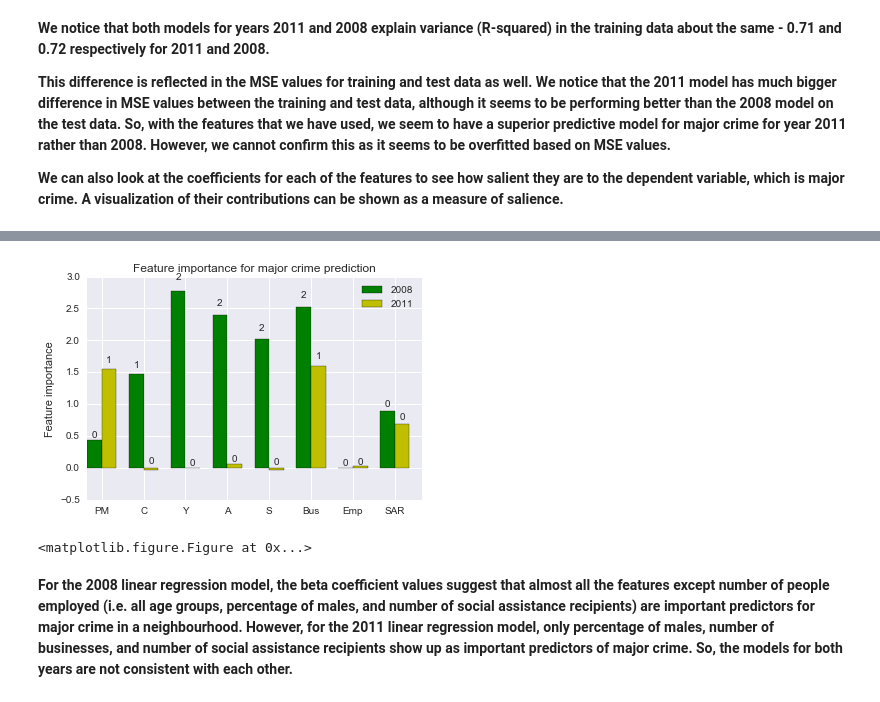
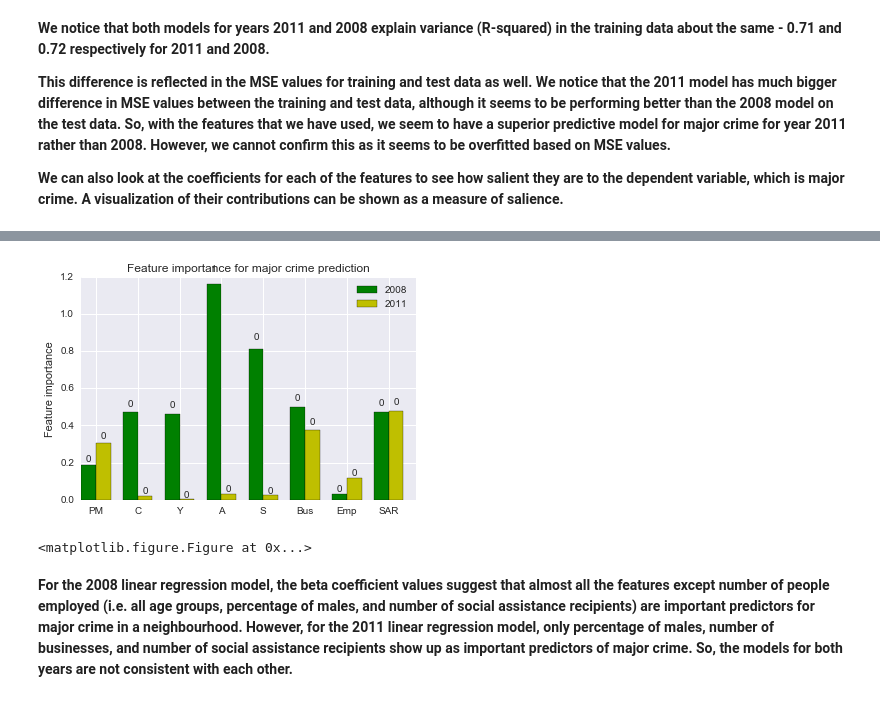
Before and after one commit to nvempala/Toronto-Crime, a Jupyter notebook: Neighbourhood_Crime.ipynb, the cells around one changed output, grey strips where cells are left out. Drawn from its saved outputs; the diff is of its cells as text; code cells hidden in the pictures.

```diff
--- a/Neighbourhood_Crime.ipynb
+++ b/Neighbourhood_Crime.ipynb
@@ -1134,41 +1210,45 @@ Beta coefficients for 2008 LR model:
 # %%
 N = 8
 LRSal2008 = lm2008.coef_
+LRSal2008std = [0.1878,0.4699,0.4614,1.16,0.8131,0.4971,0.0319,0.4709]
 
 ind = np.arange(N)  # the x locations for the groups
 width = 0.35       # the width of the bars
 
 
 fig, ax = plt.subplots()
 fig = plt.figure(figsize=(8,8))
-LRrects1 = ax.bar(ind, LRSal2008, width, color='g')
+#LRrects1 = ax.bar(ind, LRSal2008, width, color='g')
+LRrects1 = ax.bar(ind, LRSal2008std, width, color='g',yerr=None)
 
 LRSal2011 = lm2011.coef_
-LRrects2 = ax.bar(ind + width, LRSal2011, width, color='y')
+LRSal2011std = [0.3059,0.0215,0.0035,0.0333,0.0244,0.3768,0.1162,0.4798]
+#LRrects2 = ax.bar(ind + width, LRSal2011, width, color='y')
+LRrects2 = ax.bar(ind + width, LRSal2011std, width, color='y',yerr=None)
 
 # add some text for labels, title and axes ticks
 
 ax.set_ylabel('Feature importance')
 ax.set_title('Feature importance for major crime prediction')
 ax.set_xticks(ind + width)
 ax.set_xticklabels(('PM', 'C', 'Y', 'A', 'S', 'Bus', 'Emp', 'SAR'))
 
 ax.legend((LRrects1[0], LRrects2[0]), ('2008', '2011'))
 
 def autolabel(LRrects):
     # attach some text labels
     for rect in LRrects:
         height = rect.get_height()
         ax.text(rect.get_x() + rect.get_width()/2., 1.05*height,
                 '%d' % int(height),
                 ha='center', va='bottom')
 
 autolabel(LRrects1)
 autolabel(LRrects2)
 
 plt.show()
 # %% [output]
-[figure, old version]
+[figure, new version]
 <matplotlib.figure.Figure at 0x...>
 # %% [markdown]
 **For the 2008 linear regression model, the beta coefficient values suggest that almost all the features except number of people employed (i.e. all age groups, percentage of males, and number of social assistance recipients) are important predictors for major crime in a neighbourhood. However, for the 2011 linear regression model, only percentage of males, number of businesses, and number of social assistance recipients show up as important predictors of major crime. So, the models for both years are not consistent with each other.**
```
Also changed, not shown: parts of 14 cells of this notebook, 1 other file.
